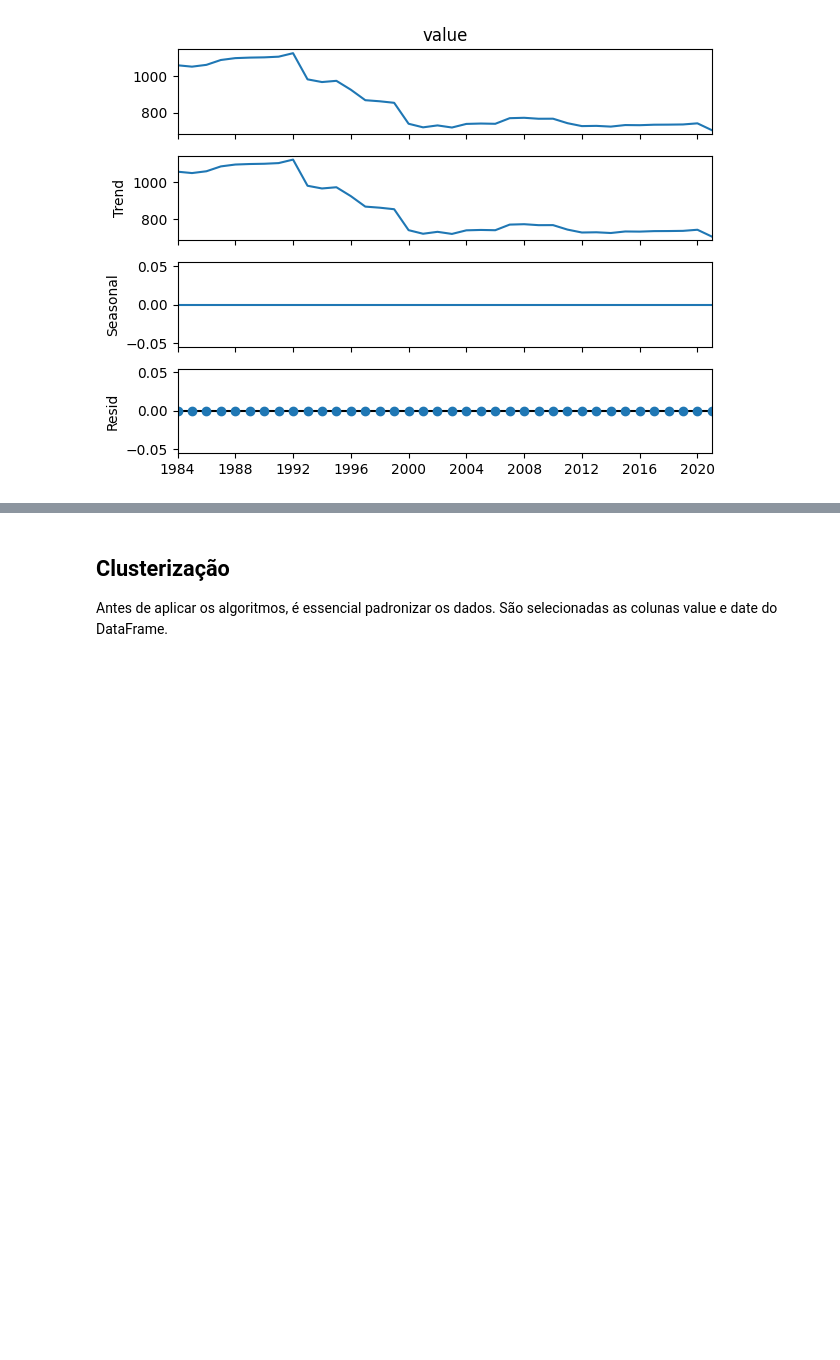
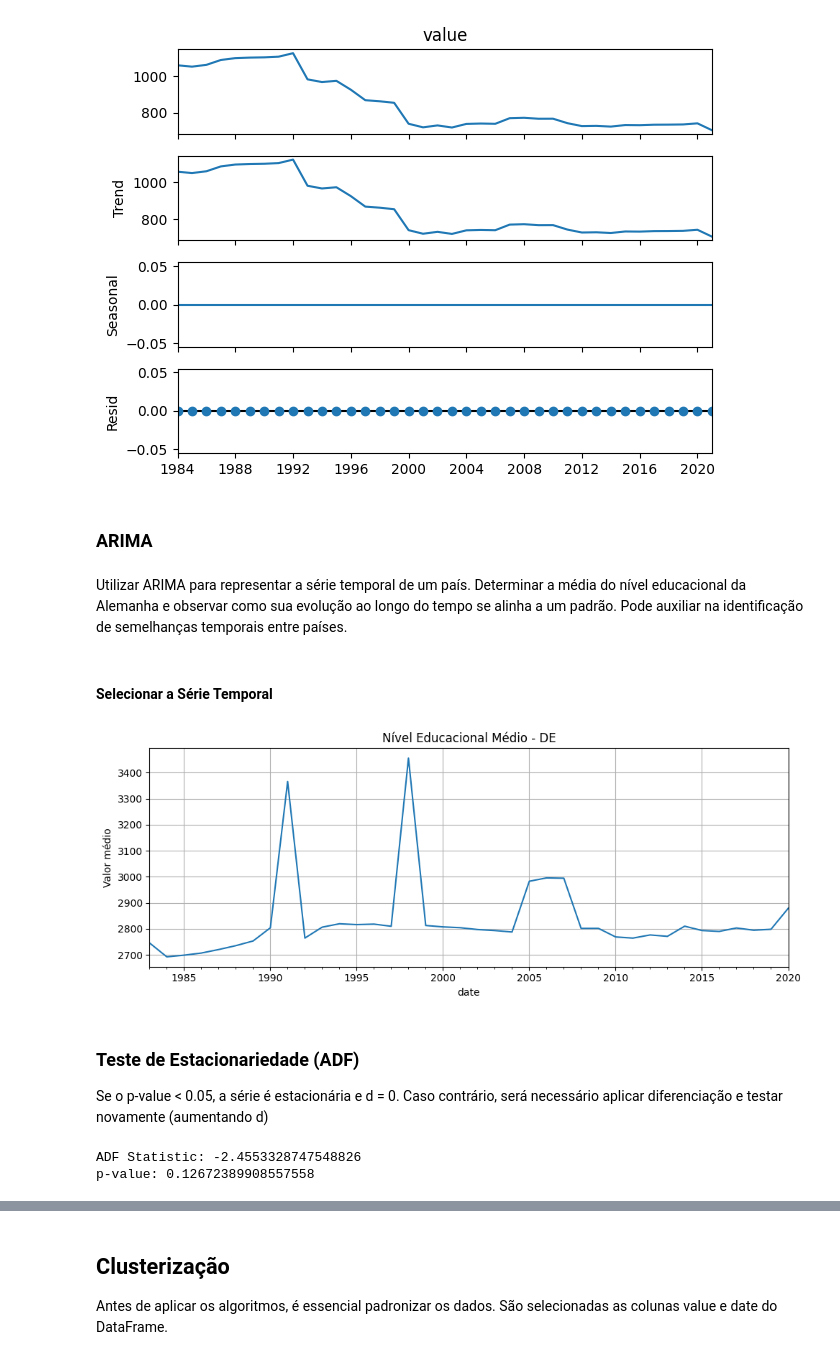
Before and after one commit to FelipeSteudel/Felipe_Steudel-CA1-ML_for_Business, a Jupyter notebook: Felipe Steudel - CA1 - Machine Learning for Business.ipynb, the cells around one changed output, grey strips where cells are left out. Cells and saved outputs as stored; diff of their text form; code cells hidden in the pictures; blank space fills up the shorter version.

Commit message:
Update Artefact - ARIMA

```diff
--- a/Felipe Steudel - CA1 - Machine Learning for Business.ipynb
+++ b/Felipe Steudel - CA1 - Machine Learning for Business.ipynb
@@ -455,3 +458,36 @@ decomposition.plot()
 plt.show()
 # %% [output]
 [figure]
+# %% [markdown]
+### ARIMA
+# %% [markdown]
+Utilizar ARIMA para representar a série temporal de um país. Determinar a média do nível educacional da Alemanha e observar como sua evolução ao longo do tempo se alinha a um padrão. Pode auxiliar na identificação de semelhanças temporais entre países.
+# %% [markdown]
+#### Selecionar a Série Temporal
+# %%
+# Exemplo: Alemanha
+country = 'DE' # DE: Germany
+df_country = df[df['geography'] == country]
+
+# Agrupar por ano e calcular a média do nível educacional
+ts = df_country.groupby('date')['value'].mean()
+
+# Visualizar a série
+ts.plot(figsize=(10, 4), title=f"Nível Educacional Médio - {country}")
+plt.ylabel("Valor médio")
+plt.grid()
+plt.tight_layout()
+plt.show()
+# %% [output]
+[figure, added]
+# %% [markdown]
+### Teste de Estacionariedade (ADF)
+Se o p-value < 0.05, a série é estacionária e d = 0.
+Caso contrário, será necessário aplicar diferenciação e testar novamente (aumentando d)
+# %%
+result = adfuller(ts)
+print("ADF Statistic:", result[0])
+print("p-value:", result[1])
+# %% [output]
+ADF Statistic: -2.4553328747548826
+p-value: 0.12672389908557558
```
Also changed, not shown: parts of 10 cells of this notebook.
